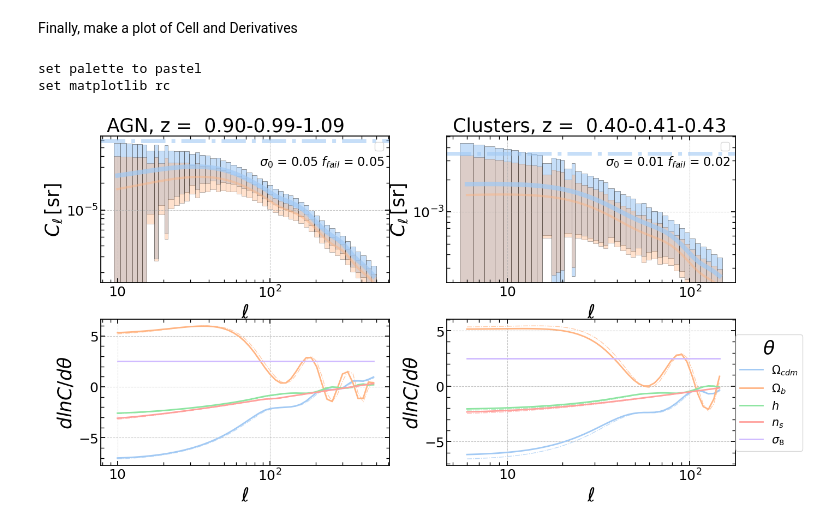
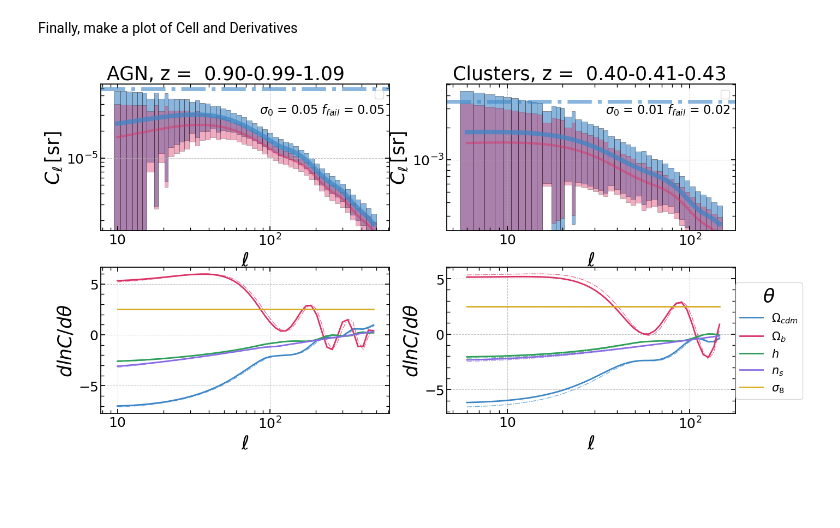
Before and after one commit to SergeiDBykov/forecast_clustering, a Jupyter notebook: notebooks/Cell_plot.ipynb, the cells around one changed output. Drawn from its saved outputs; the diff is of its cells as text; code cells hidden in the pictures; blank space fills up the shorter version.

Commit message:
updated palette

```diff
--- a/notebooks/Cell_plot.ipynb
+++ b/notebooks/Cell_plot.ipynb
@@ -120,8 +120,8 @@ J_clu = F_clu.plot_derivatives_2d(idx = [0]);
 # %% [markdown]
 Finally, make a plot of Cell and Derivatives
 # %%
-set_mpl('pastel')
-
+#set_mpl('pastel')
+set_mpl(desat = 0.7)
 fig = plt.figure(figsize=(15, 8))
 plt.subplots_adjust(hspace=0.25)
 plt.subplots_adjust(wspace=0.2)
@@ -144,33 +144,31 @@ plot_cl_datagen(datagen_clu, 0, 1, ax = ax_clu1, lw = 3,  addlabel = True, alpha
 #plot_cl_datagen(datagen_clu, 0, 2, ax = ax_clu1, lw = 6,  addlabel = True, alpha = 0.2)
 
 
 for datagen, ax, Jac in zip([datagen_agn, datagen_clu], [ax_agn2, ax_clu2], [J_agn, J_clu]):
     for par_id, name in zip([0,1,2,3,4], ['$\Omega_{cdm}$', '$\Omega_b$', '$h$', '$n_s$', '$\sigma_8$']):
         ax.semilogx(datagen.ell_rebin, Jac[0,:, par_id]/datagen.cls_rebin[0], label = name, lw =2)
         color = ax.get_lines()[-1].get_color()
 
         ax.semilogx(datagen.ell_rebin, Jac[1,:, par_id]/datagen.cls_rebin[1], lw = 1, ls = '-.', color = color, alpha = 0.7)
 
 
 for ax in [ax_agn2, ax_clu2]:
     ax.set_ylabel(fr'$dlnC/d\theta$')
     ax.set_xlabel('$\ell$')
 
 ax_clu2.legend(loc = (1, 0.1), title = r'$\theta$')
 ax_clu1.legend([])
 ax_agn1.legend([])
 
 
 
 for datagen, ax in zip([datagen_agn, datagen_clu], [ax_agn1, ax_clu1]):
     ax.set_title(fr' {datagen.type}, z =  {datagen.bin_left_edges[0]:.2f}-{datagen.bin_left_edges[1]:.2f}-{datagen.bin_left_edges[2]:.2f}')
 
 for datagen, ax in zip([datagen_agn, datagen_clu], [ax_agn1, ax_clu1]):
     text = fr'$\sigma_0$ = ${datagen.sigma_0:.2f}$ $f_{{fail}}$ = {datagen.f_fail:.2f}'
     ax.text(0.55, 0.8, text, transform = ax.transAxes, fontsize = 16)
 
 fig.savefig(path2plots+'cell.pdf')
 # %% [output]
-set palette to pastel
-set matplotlib rc
-[figure, old version]
+[figure, new version]
```
Also changed, not shown: parts of 5 cells of this notebook, 14 other files.
